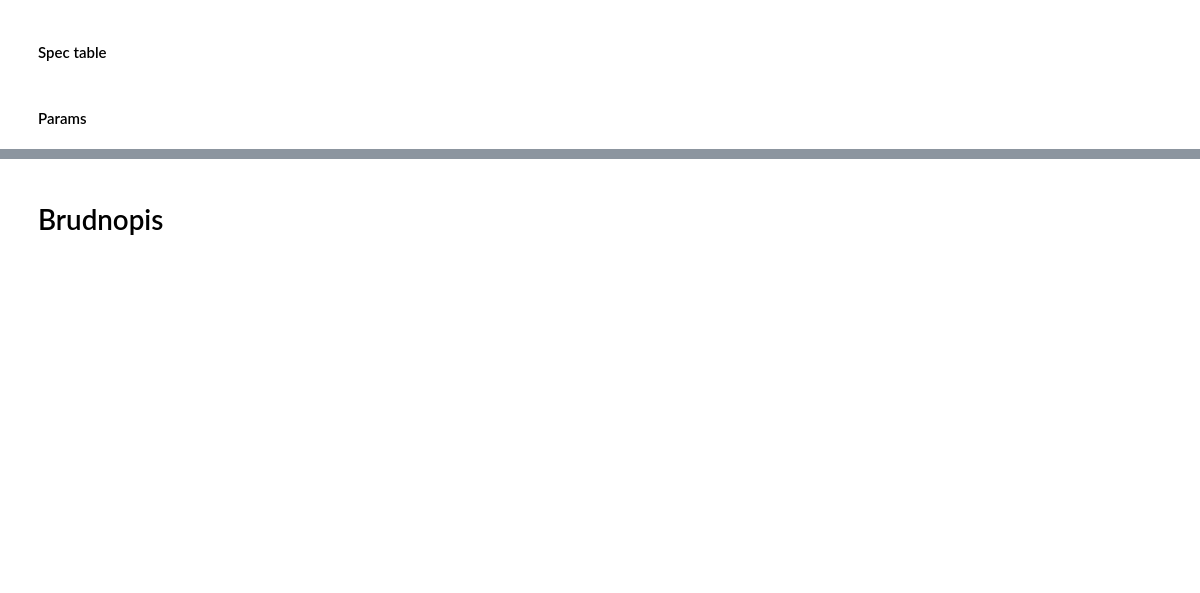
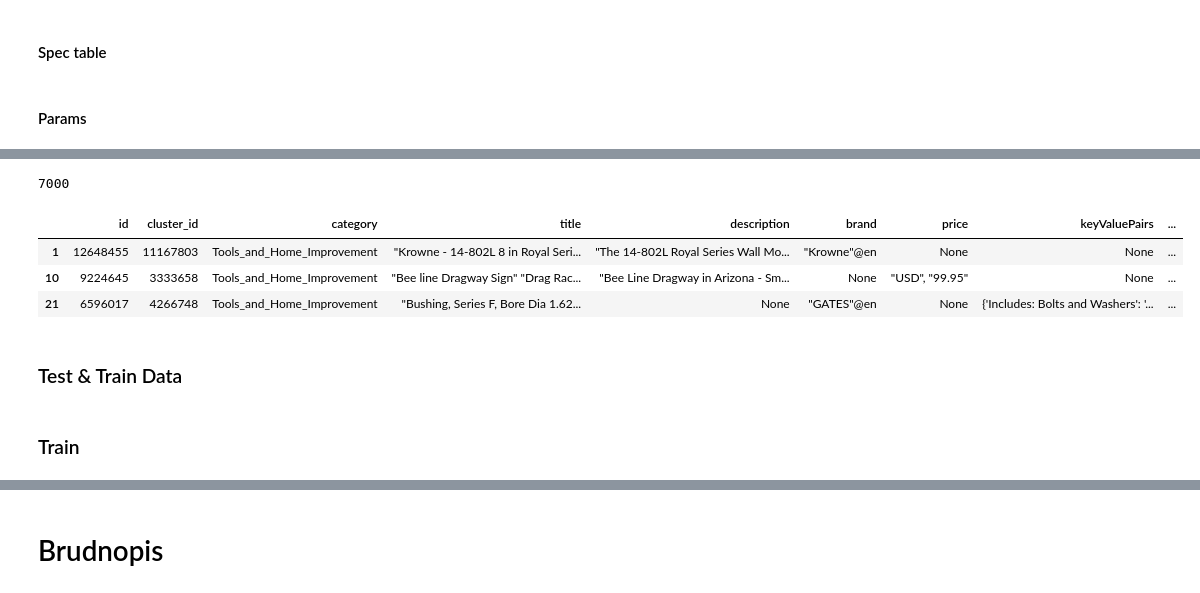
Before and after one commit to jakubriegel/ISWC-Product-Matching, a Jupyter notebook: zti_project.ipynb, the cells around one changed output, grey strips where cells are left out. Cells and saved outputs as stored; diff of their text form; code cells hidden in the pictures; blank space fills up the shorter version.

```diff
--- a/zti_project.ipynb
+++ b/zti_project.ipynb
@@ -200,0 +199,3 @@ corpus[corpus['keyValuePairs'].notnull()][['title', 'category','keyValuePairs']]
+# %%
+data = corpus.copy()
+data = data[data['category'] == 'Tools_and_Home_Improvement'].head(7_000)
@@ -200,0 +226,33 @@ corpus[corpus['keyValuePairs'].notnull()][['title', 'category','keyValuePairs']]
+# %%
+data['parsed'] = data['title'].map(czyszczacz_slow)
+# %%
+from nltk import WordNetLemmatizer
+from nltk.stem import PorterStemmer
+
+# https://medium.com/@ishan16.d/text-classification-in-python-with-scikit-learn-and-nltk-891aa2d0ac4b
+# https://towardsdatascience.com/multi-class-text-classification-with-sklearn-and-nltk-in-python-a-software-engineering-use-case-779d4a28ba5
+# https://github.com/anhaidgroup/deepmatcher
+
+def stemmer(x):
+ stemmer = PorterStemmer()
+ return ' '.join([stemmer.stem(word) for word in x])
+
+def lemmatize(x):
+ lemmatizer = WordNetLemmatizer()
+ return ' '.join([lemmatizer.lemmatize(word) for word in x])
+# %%
+data['tokens'] = data['parsed'].map(nltk.word_tokenize)
+data['text'] = data['tokens'].map(stemmer)
+# %%
+len(data)
+# %% [output]
+7000
+# %%
+data.head(3)
+# %% [output]
+|  | id | cluster_id | category | title | description | brand | price | keyValuePairs | ... |
+| 1 | 12648455 | 11167803 | Tools_and_Home_Improvement | "Krowne - 14-802L 8 in Royal Seri... | "The 14-802L Royal Series Wall Mo... | "Krowne"@en | None | None | ... |
+| 10 | 9224645 | 3333658 | Tools_and_Home_Improvement | "Bee line Dragway Sign" "Drag Rac... | "Bee Line Dragway in Arizona - Sm... | None | "USD", "99.95" | None | ... |
+| 21 | 6596017 | 4266748 | Tools_and_Home_Improvement | "Bushing, Series F, Bore Dia 1.62... | None | "GATES"@en | None | {'Includes: Bolts and Washers': '... | ... |
+# %% [markdown]
+### Test & Train Data
@@ -200,0 +264,2 @@ corpus[corpus['keyValuePairs'].notnull()][['title', 'category','keyValuePairs']]
+# %% [markdown]
+### Train
```
Also changed, not shown: parts of 22 cells of this notebook.
